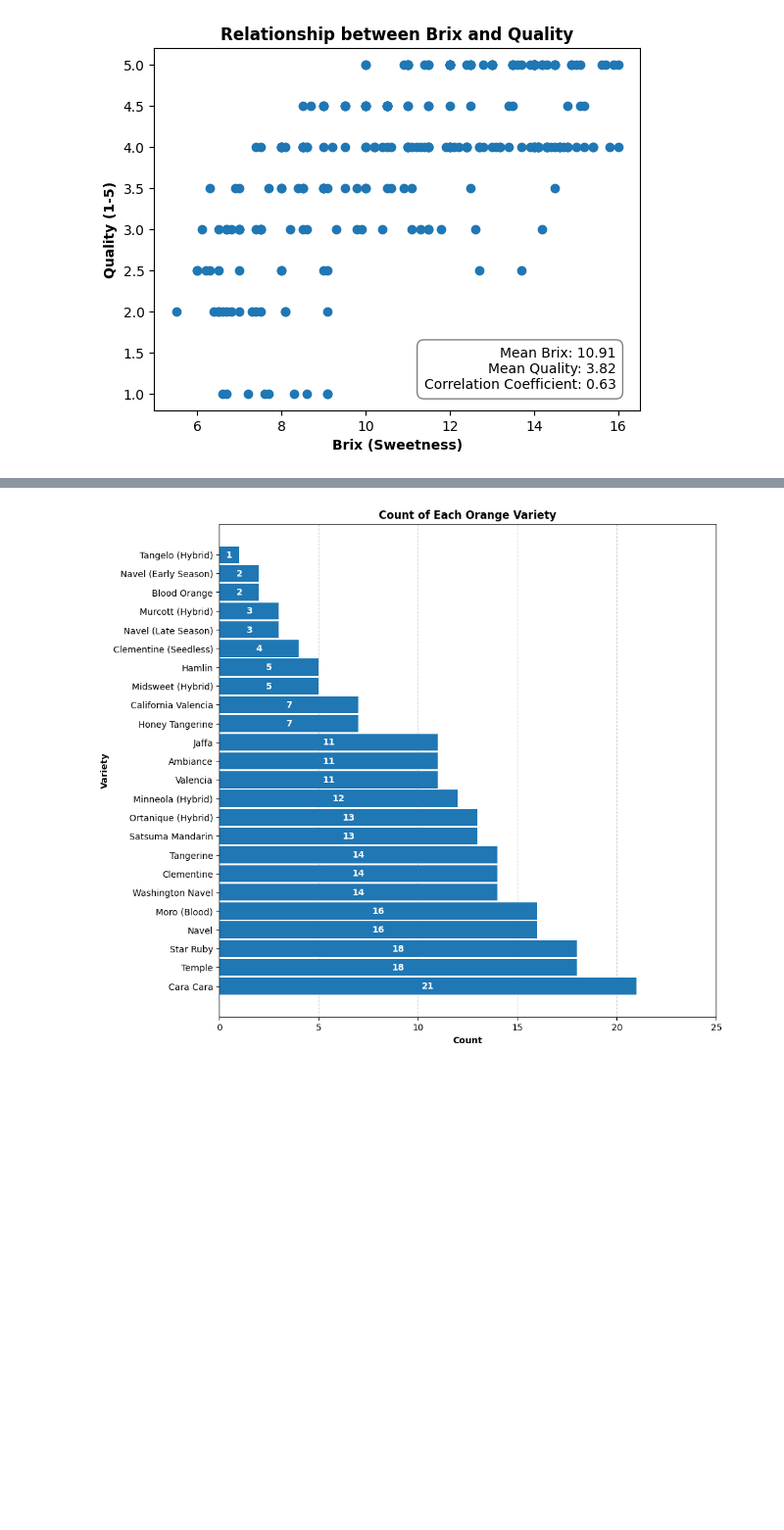
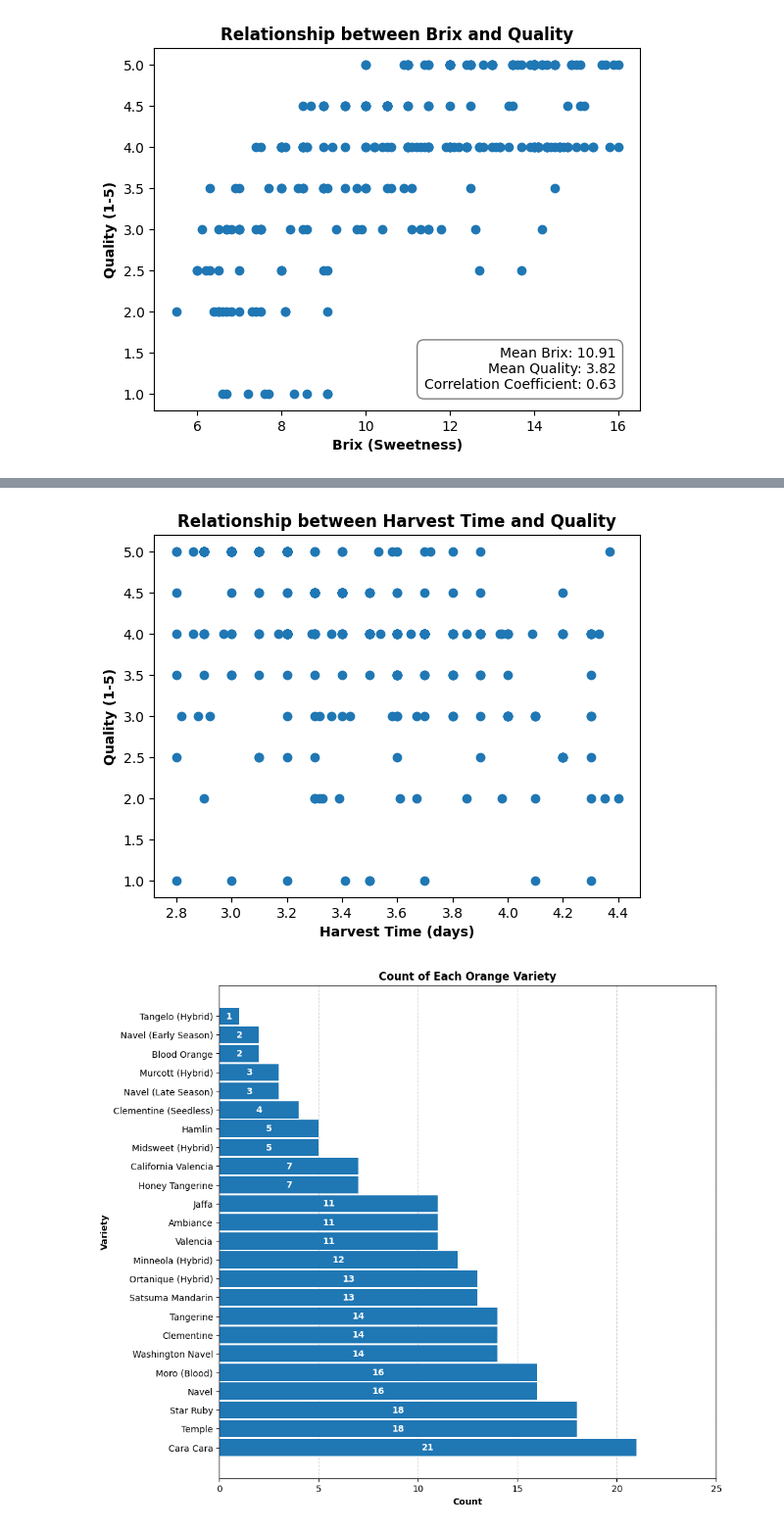
Before and after one commit to NotSinan/orange-data-analysis, a Jupyter notebook: data_analysis.ipynb, the cells around one changed output, grey strips where cells are left out. Shown: that part at 98% size. Saved outputs shown, nothing was run; the diff lists cells and outputs as text; code cells hidden in the pictures; blank space fills up the shorter version.

```diff
--- a/data_analysis.ipynb
+++ b/data_analysis.ipynb
@@ -99,3 +125,16 @@ plt.show()
+# %%
+fig, ax = plt.subplots()
+harvest_days, quality = df['HarvestTime (days)'], df['Quality (1-5)']
+
+ax.scatter(ph, quality)
+
+ax.set_title('Relationship between Harvest Time and Quality', fontweight='bold')
+ax.set_xlabel('Harvest Time (days)', fontweight='bold')
+ax.set_ylabel('Quality (1-5)', fontweight='bold')
+
+plt.show()
+# %% [output]
+[figure, added]
 # %%
 fig, ax = plt.subplots(figsize=(10,10))
 
```
Also changed, not shown: parts of 2 cells of this notebook, 1 other file.
